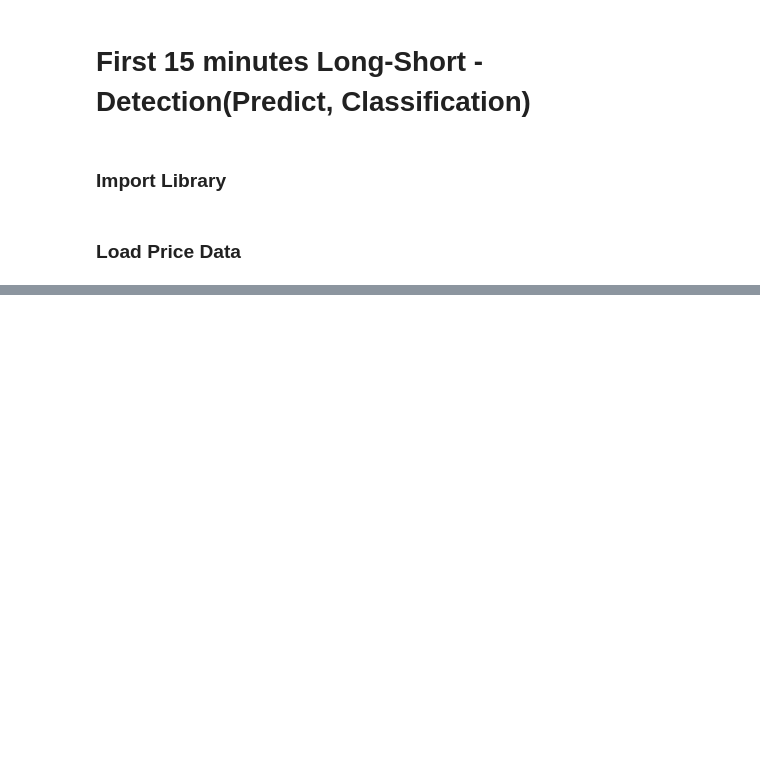
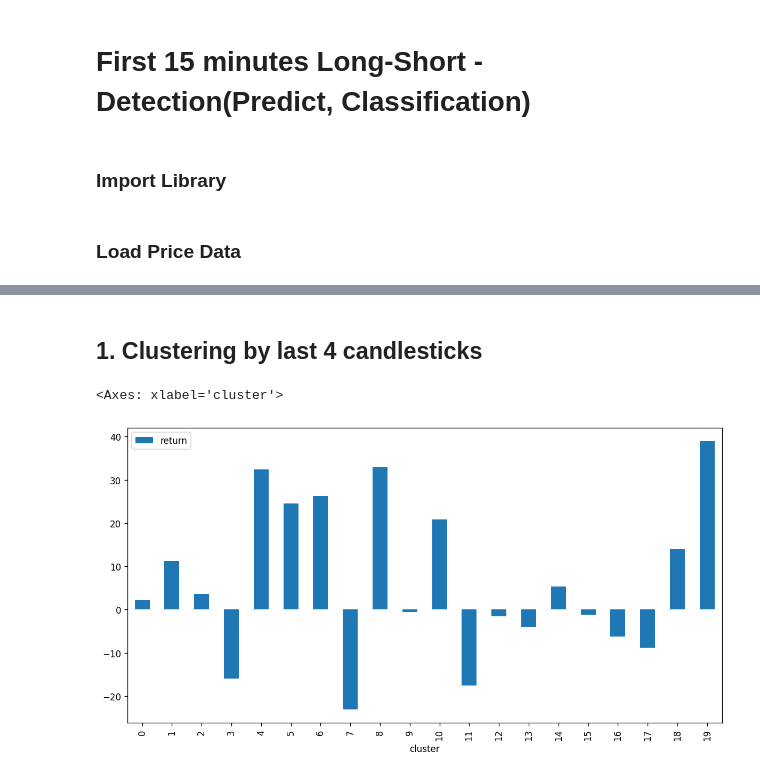
Before and after one commit to zuongthaotn/ai-chungkhoan, a Jupyter notebook: VN30F1M/ATO_clustering.ipynb, the cells around one changed output, grey strips where cells are left out. Drawn from its saved outputs; the diff is of its cells as text; code cells hidden in the pictures; blank space fills up the shorter version.

```diff
--- a/VN30F1M/ATO_clustering.ipynb
+++ b/VN30F1M/ATO_clustering.ipynb
@@ -96,0 +86,5 @@ group_data.plot.bar()
+# %%
+# quantile signal data
+deq_low = ato_data["return"].quantile(0.01)
+deq_high  = ato_data["return"].quantile(0.99)
+ato_data = ato_data[(ato_data["return"] < deq_high) & (ato_data["return"] > deq_low)]
@@ -96,0 +116,2 @@ group_data.plot.bar()
+# %%
+new_15m_data = pd.merge(_15m_data, ato_data[["return"]], left_index=True, right_index=True, how="left")
@@ -96,0 +135,20 @@ group_data.plot.bar()
+# %% [markdown]
+## 1. Clustering by last 4 candlesticks
+# %%
+df1 = new_15m_data.copy()
+df1['Close_s1'] = df1['Close'].shift(1)
+df1['Close_s2'] = df1['Close'].shift(2)
+df1['Close_s3'] = df1['Close'].shift(3)
+df1['Close_s4'] = df1['Close'].shift(4)
+useful_data = df1[(df1.index.hour == 9) & (df1.index.minute == 0)]
+useful_data.dropna(inplace=True)
+# %%
+feature_cols = ["Close_s1", "Close_s2", "Close_s3", "Close_s4"]
+cluster = KMeans(n_clusters=20, n_init=2).fit(useful_data[feature_cols])
+useful_data = useful_data.assign(cluster=cluster.labels_)
+# %%
+group_by_cluster = useful_data.groupby(['cluster'])[['return']].sum()
+group_by_cluster.plot.bar()
+# %% [output]
+<Axes: xlabel='cluster'>
+[figure, added]
```
Also changed, not shown: parts of 15 cells of this notebook.
